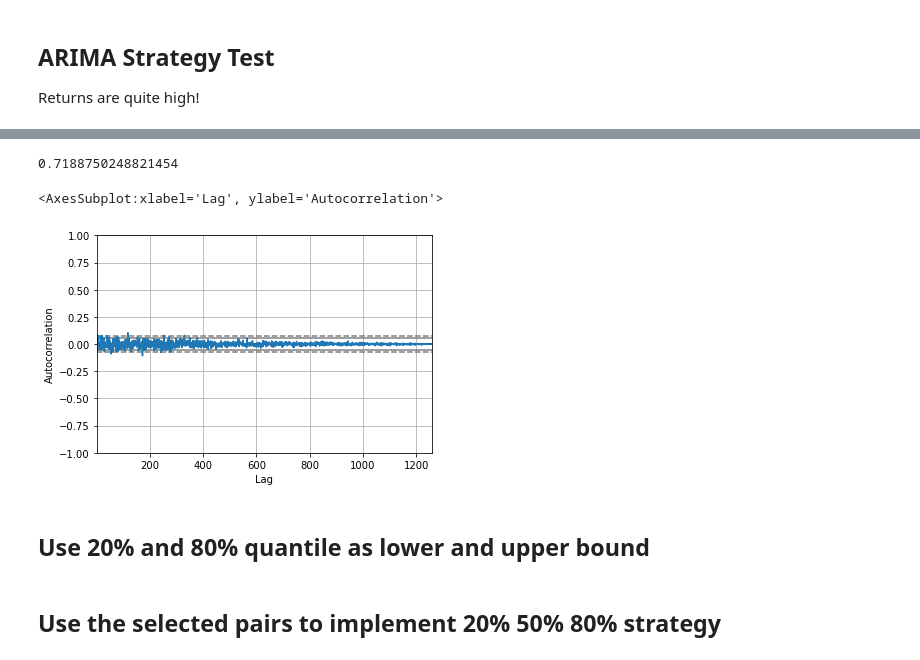
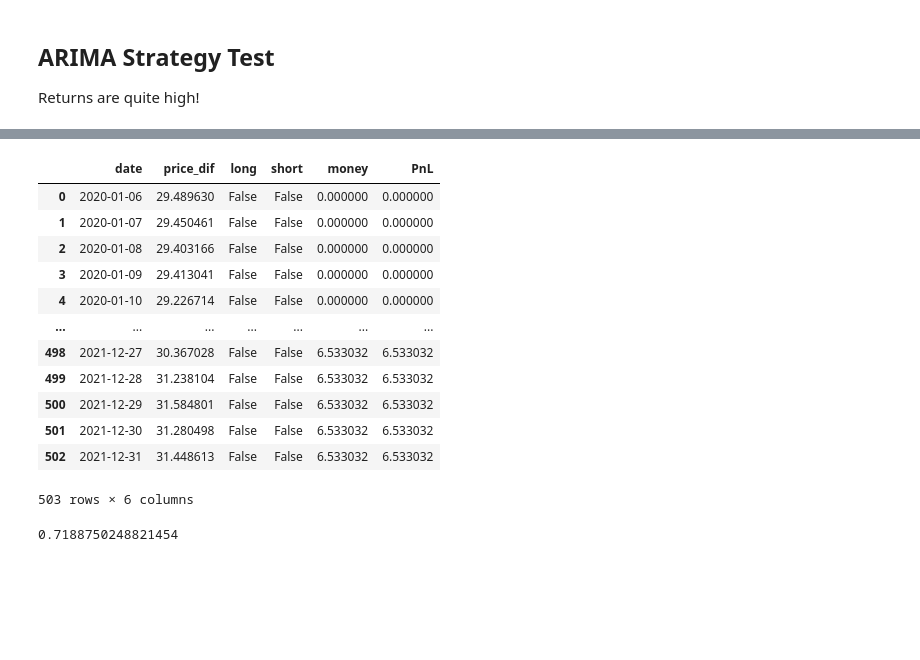
Before and after one commit to yatingchen99/PairTrading7121, a Jupyter notebook: pairTrading.ipynb, the cells around one changed output, grey strips where cells are left out. Drawn from its saved outputs; the diff is of its cells as text; code cells hidden in the pictures; blank space fills up the shorter version.

```diff
--- a/pairTrading.ipynb
+++ b/pairTrading.ipynb
@@ -595,15 +525,22 @@ strategy_arima.predict()
+# %%
+df_hist_arima
+# %% [output]
+|  | date | price_dif | long | short | money | PnL |
+| 0 | 2020-01-06 | 29.489630 | False | False | 0.000000 | 0.000000 |
+| 1 | 2020-01-07 | 29.450461 | False | False | 0.000000 | 0.000000 |
+| 2 | 2020-01-08 | 29.403166 | False | False | 0.000000 | 0.000000 |
+| 3 | 2020-01-09 | 29.413041 | False | False | 0.000000 | 0.000000 |
+| 4 | 2020-01-10 | 29.226714 | False | False | 0.000000 | 0.000000 |
+| ... | ... | ... | ... | ... | ... | ... |
+| 498 | 2021-12-27 | 30.367028 | False | False | 6.533032 | 6.533032 |
+| 499 | 2021-12-28 | 31.238104 | False | False | 6.533032 | 6.533032 |
+| 500 | 2021-12-29 | 31.584801 | False | False | 6.533032 | 6.533032 |
+| 501 | 2021-12-30 | 31.280498 | False | False | 6.533032 | 6.533032 |
+| 502 | 2021-12-31 | 31.448613 | False | False | 6.533032 | 6.533032 |
+503 rows × 6 columns
 # %%
 from sklearn.metrics import mean_squared_error
 rmse = np.sqrt(mean_squared_error(test, predictions))
 rmse
 # %% [output]
 0.7188750248821454
-# %%
-from pandas.plotting import autocorrelation_plot
-autocorrelation_plot(df["dif"].diff()[1:])
-plt.show()
-# %% [output]
-<AxesSubplot:xlabel='Lag', ylabel='Autocorrelation'>
-[figure, removed]
-# %% [markdown]
-## Use 20% and 80% quantile as lower and upper bound
@@ -668,2 +546,0 @@ def quantile_strategy_profit(symbol1, symbol2, lookback=252*3, transcation_cost
-# %% [markdown]
-## Use the selected pairs to implement 20% 50% 80% strategy
```
Also changed, not shown: parts of 24 cells of this notebook.
